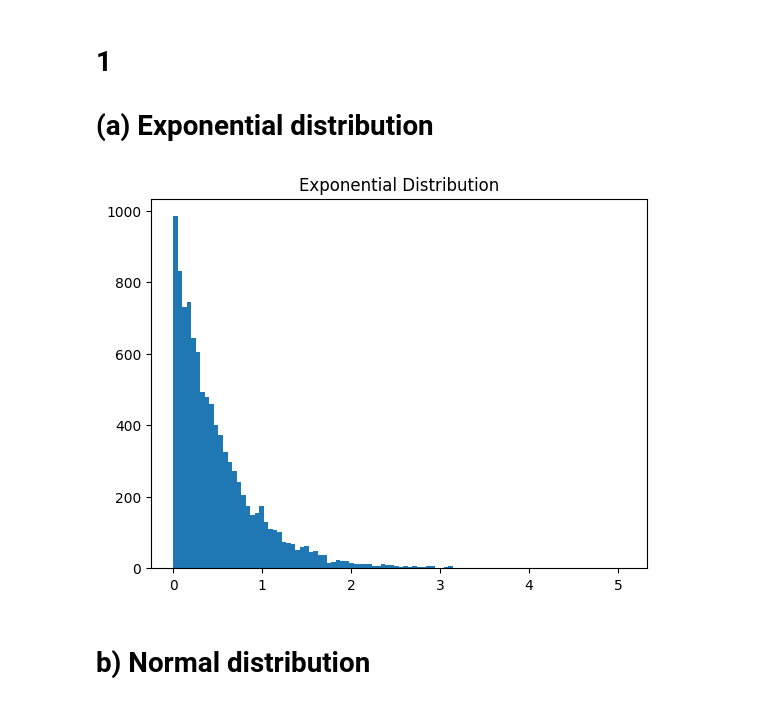
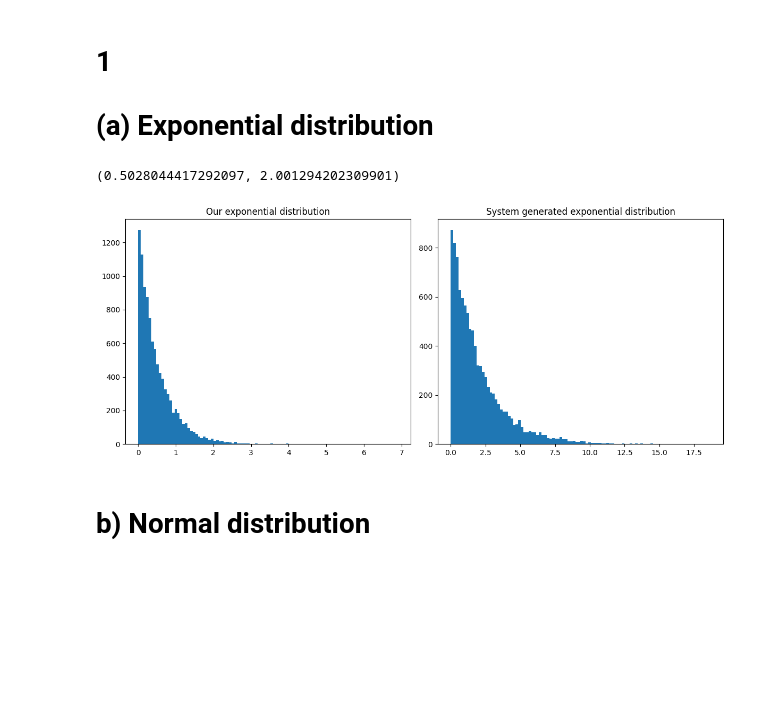
Before and after one commit to shajib004/Stotastic_simulation, a Jupyter notebook: exercise 3.ipynb, the cells around one changed output. Saved outputs shown, nothing was run; the diff lists cells and outputs as text; code cells hidden in the pictures; blank space fills up the shorter version.

```diff
--- a/exercise 3.ipynb
+++ b/exercise 3.ipynb
@@ -42,12 +42,24 @@ import scipy
 def Exponential_distribution(sample_size, lam):
     exp = [-math.log(np.random.uniform(0,1,1)[0])/lam for x in range(sample_size)]
     return exp
-# %%
-plt.hist(Exponential_distribution(10000,2),100)
-plt.title('Exponential Distribution')
-plt.show()
-# %% [output]
-[figure, removed]
+# %%
+x = np.random.exponential(size=10000, scale=2)
+# %%
+np.mean(Exponential_distribution(10000,2)),np.mean(x)
+# %% [output]
+(0.5028044417292097, 2.001294202309901)
+# %%
+fig, axes = plt.subplots(nrows=1, ncols=2, figsize=(12, 5))
+titles = ['Our exponential distribution', 'System generated exponential distribution']
+axes[0].hist(Exponential_distribution(10000,2),100)
+axes[0].set_title(titles[0])
+axes[1].hist(x,100)
+axes[1].set_title(titles[1])
+
+plt.tight_layout()
+plt.show()
+# %% [output]
+[figure, added]
 # %% [markdown]
 # b) Normal distribution
 # %%
```
Also changed, not shown: parts of 6 cells of this notebook.
